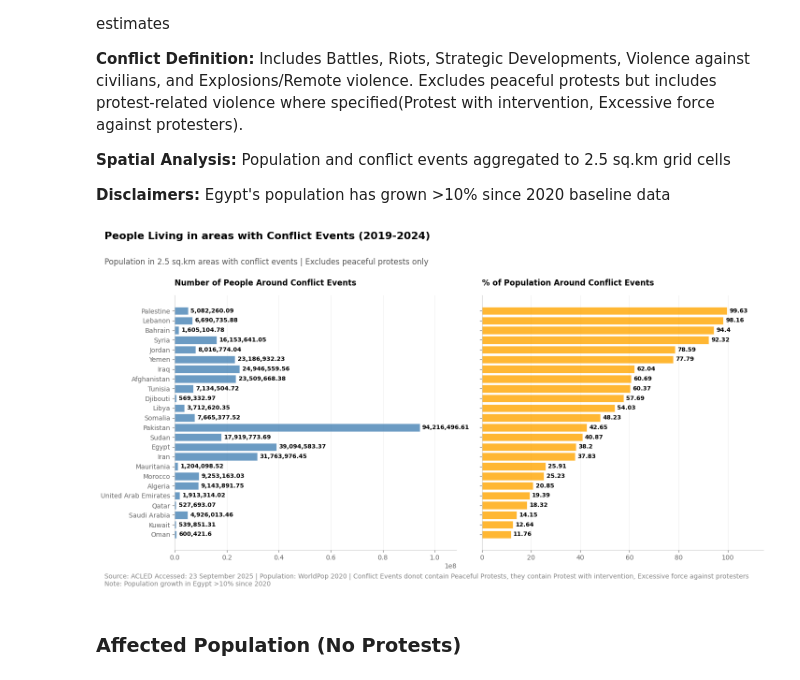
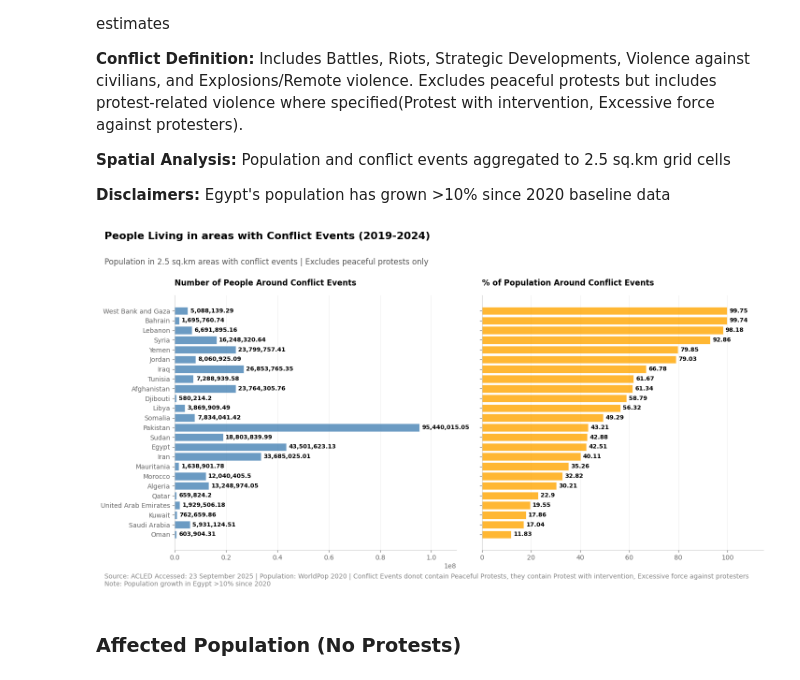
Before and after one commit to worldbank/MENA-FCV-economic-monitor, a Jupyter notebook: notebooks/conflict/acled.ipynb, the cells around one changed output. Saved outputs shown, nothing was run; the diff lists cells and outputs as text; code cells hidden in the pictures.

```diff
--- a/notebooks/conflict/acled.ipynb
+++ b/notebooks/conflict/acled.ipynb
@@ -435,20 +435,20 @@ plt.show()
 # %%
 import altair as alt
 alt.data_transformers.enable('json')
 alt.renderers.enable('default')
 
 plot_dual_metrics_by_country(
-    data =merged_noprotest,
+    data =merged,
     metrics_to_plot =['population', 'pc_population'],
     metric_display_info = {'population': {'title': 'Number of People Around Conflict Events', 'color': 'steelblue'},
                            'pc_population': {'title': '% of Population Around Conflict Events', 'color': 'orange'}},
     sorting_metric = 'pc_population',
     overall_title = 'People Living in areas with Conflict Events (2019-2024)',
     chart_subtitle='Population in 2.5 sq.km areas with conflict events | Excludes peaceful protests only',
     source_text = f'Source: ACLED Accessed: {extracted_date_formatted} | Population: WorldPop 2020 | Conflict Events donot contain Peaceful Protests, they contain Protest with intervention, Excessive force against protesters\nNote: Population growth in Egypt >10% since 2020'
 );
 # %% [output]
-[figure, old version]
+[figure, new version]
 # %% [markdown]
 ### Affected Population (No Protests)
 # %%
```
Also changed, not shown: parts of 1 cell of this notebook.
